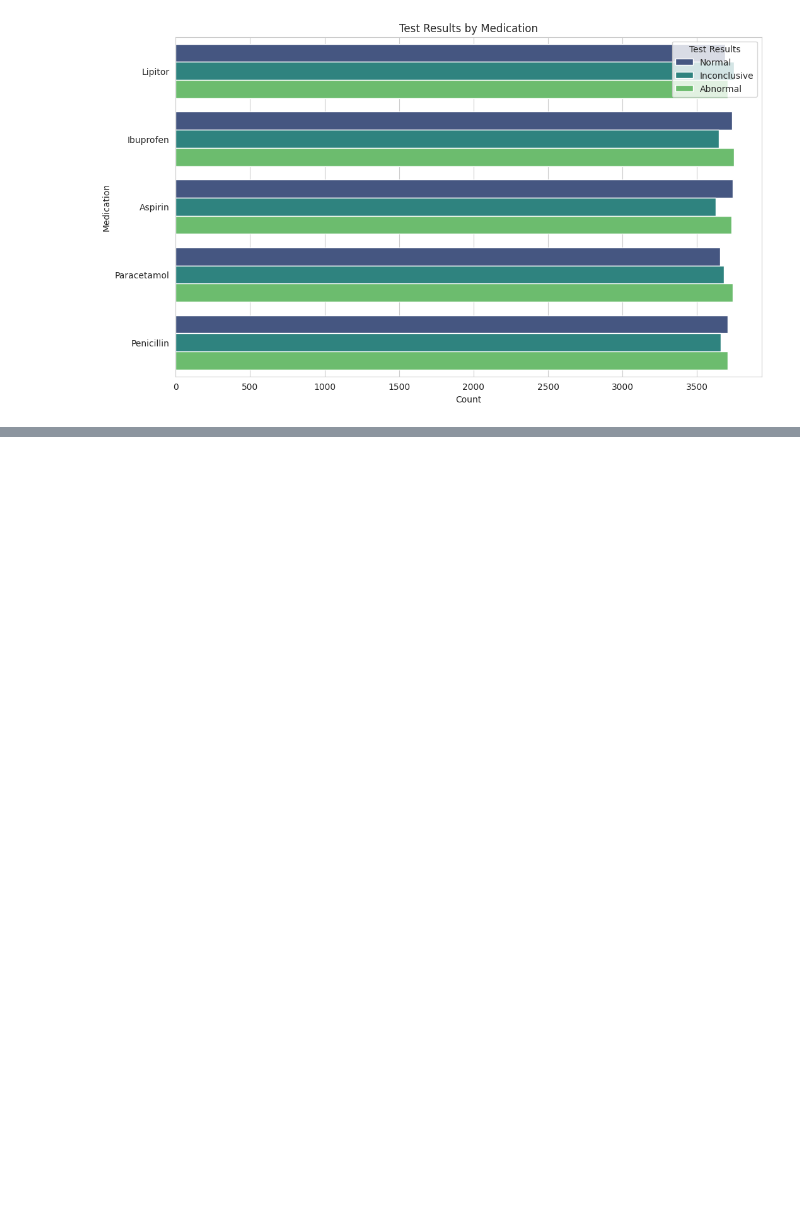
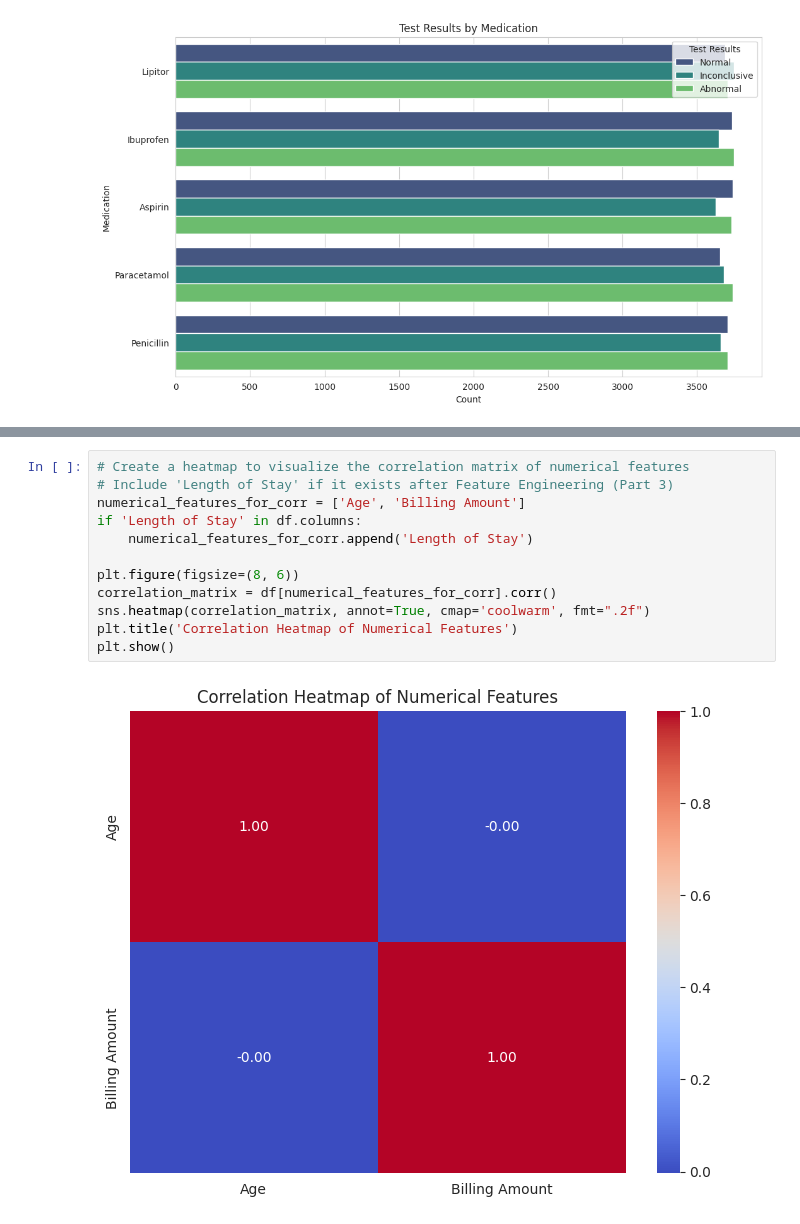
Before and after one commit to LatiefDataVisionary/healthcare-test-results-prediction, a Jupyter notebook: notebooks/notebook.ipynb, the cells around one changed output, grey strips where cells are left out. Saved outputs shown, nothing was run; the diff lists cells and outputs as text; blank space fills up the shorter version.

```diff
--- a/notebooks/notebook.ipynb
+++ b/notebooks/notebook.ipynb
@@ -336,0 +358,14 @@ for col in relevant_categorical_features_for_bivariate:
+# %%
+# Create a heatmap to visualize the correlation matrix of numerical features
+# Include 'Length of Stay' if it exists after Feature Engineering (Part 3)
+numerical_features_for_corr = ['Age', 'Billing Amount']
+if 'Length of Stay' in df.columns:
+    numerical_features_for_corr.append('Length of Stay')
+
+plt.figure(figsize=(8, 6))
+correlation_matrix = df[numerical_features_for_corr].corr()
+sns.heatmap(correlation_matrix, annot=True, cmap='coolwarm', fmt=".2f")
+plt.title('Correlation Heatmap of Numerical Features')
+plt.show()
+# %% [output]
+[figure, added]
```
Also changed, not shown: parts of 3 cells of this notebook.
